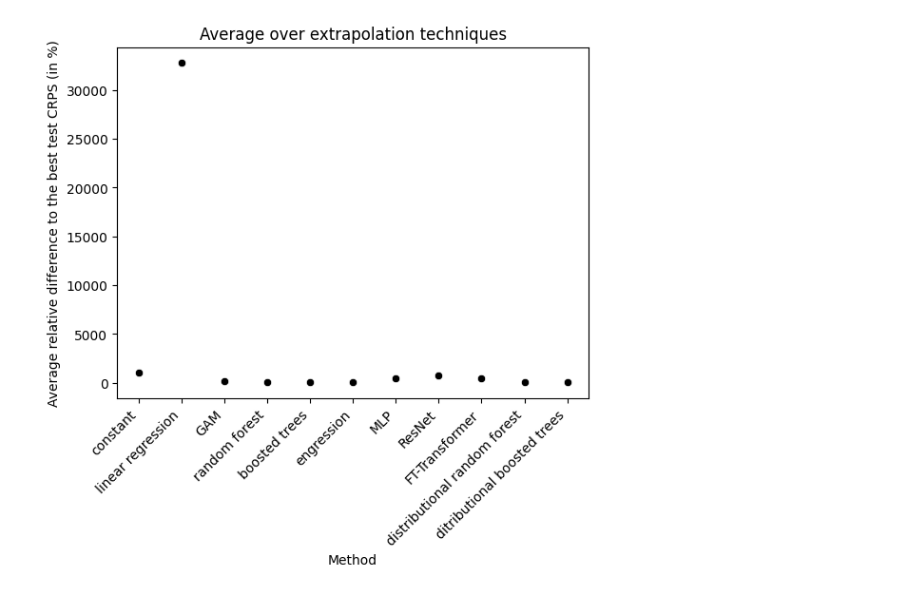
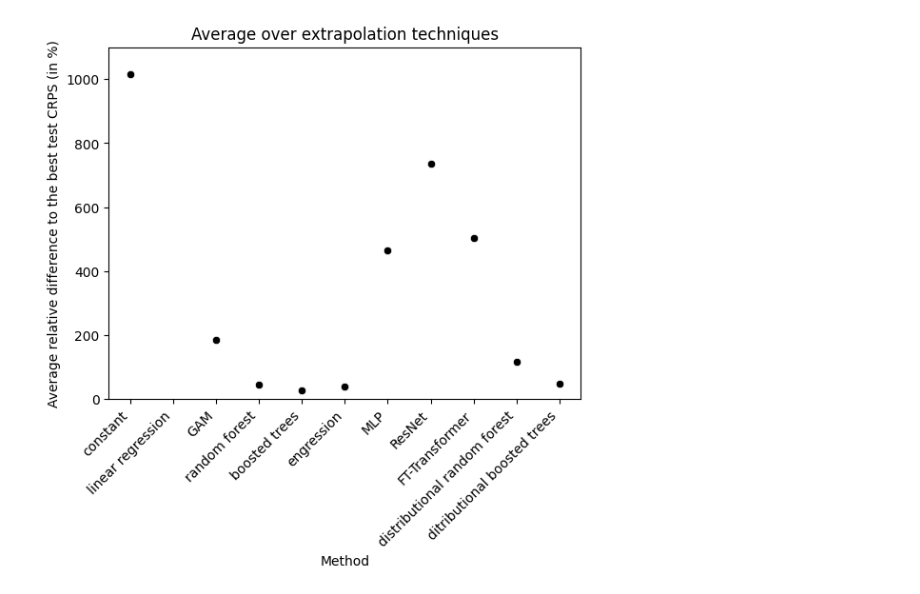
Before and after one commit to mmaninetti/ML_models_for_extrapolation, a Jupyter notebook: NUMERICAL AND CATEGORICAL FEATURES/REGRESSION/CRPS/analysis_relative_differences.ipynb, the cells around one changed output. Saved outputs shown, nothing was run; the diff lists cells and outputs as text; code cells hidden in the pictures.

```diff
--- a/NUMERICAL AND CATEGORICAL FEATURES/REGRESSION/CRPS/analysis_relative_differences.ipynb
+++ b/NUMERICAL AND CATEGORICAL FEATURES/REGRESSION/CRPS/analysis_relative_differences.ipynb
@@ -219,31 +222,32 @@ result_df['Method'] = pd.Categorical(result_df['Method'], categories=method_orde
 # Sort the dataframe by the reordered method column
 result_df.sort_values('Method', inplace=True)
 
 result_df['Method'] = result_df['Method'].replace({'rf': 'random forest', 'drf': 'distributional random forest','boosted_trees': 'boosted trees','distributional_boosted_trees': 'ditributional boosted trees', 'linear_regression': 'linear regression', 'FTTrans': 'FT-Transformer'})
 result_df['Mean'] = 100*result_df['Mean']
 
 # Plot the scatterplot
 sns.scatterplot(data=result_df, x='Method', y='Mean', color='black')
 
 # Removing the ylabel
 plt.ylabel('Average relative difference to the best test CRPS (in %)')
+plt.ylim(0, 1100)
 
 # Adding labels and title
 plt.xlabel('Method')
 plt.title('Average over extrapolation techniques')
 
 # Rotating x-axis labels vertically
 plt.xticks(rotation=45, ha='right')
 
 # Set the figure size
 fig = plt.gcf()  # Get the current figure
 fig_size = fig.get_size_inches()  # Get the size of the figure
 
 
 # Save the plot
 os.makedirs('PICTURES', exist_ok=True)
 plt.savefig('PICTURES/average_over_extrapolation_techniques_CRPS_num_and_cat_features_relative_differences.png', bbox_inches=Bbox([[0,-1.5], [fig_size[0], fig_size[1]]]))
 
 plt.show()
 # %% [output]
-[figure, old version]
+[figure, new version]
```
Also changed, not shown: parts of 3 cells of this notebook, 5 other files.
